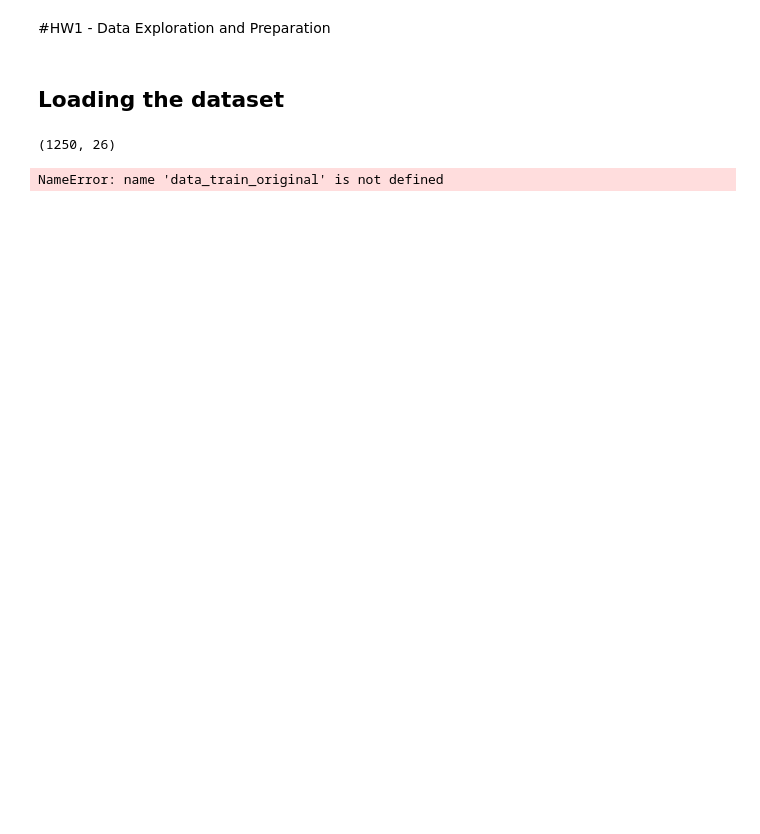
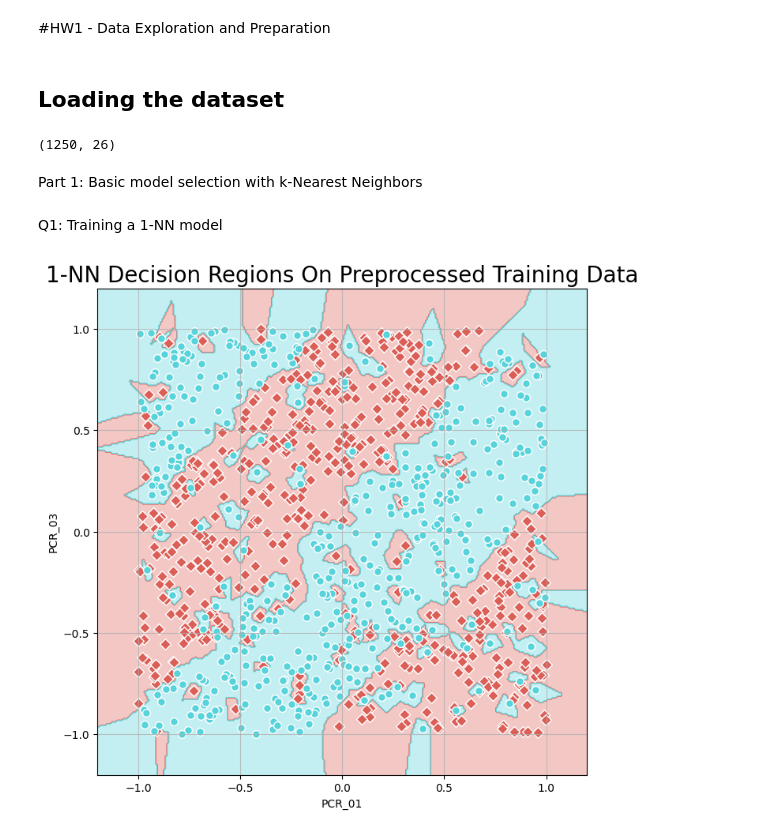
Before and after one commit to YonatanRozen/IML_MAJOR2, a Jupyter notebook: Major_HW2.ipynb, the cells around one changed output. Drawn from its saved outputs; the diff is of its cells as text; code cells hidden in the pictures; blank space fills up the shorter version.

```diff
--- a/Major_HW2.ipynb
+++ b/Major_HW2.ipynb
@@ -192,15 +192,28 @@ from sklearn.model_selection import train_test_split
 data_train, data_test = train_test_split(dataset, test_size=0.2, train_size=0.8, random_state=25)
 
 # Prepare training set according to itself
-train_df_prepared = prepare_data(data_train, data_train)
+train_df_preprocessed = prepare_data(data_train, data_train)
 
 # Prepare test set according to the raw training set
-test_df_prepared = prepare_data(data_train, data_test)
+test_df_preprocessed = prepare_data(data_train, data_test)
 
 # Export the training DataFrame to a CSV file
-train_df_prepared.to_csv('training_preprocessed.csv', index=False)
+train_df_preprocessed.to_csv('training_preprocessed.csv', index=False)
 
 # Export the test DataFrame to a CSV file
-test_df_prepared.to_csv('test_preprocessesd.csv', index=False)
+test_df_preprocessed.to_csv('test_preprocessesd.csv', index=False)
-# %% [output]
-NameError: name 'data_train_original' is not defined
+# %% [markdown]
+Part 1: Basic model selection with k-Nearest Neighbors
+# %% [markdown]
+Q1: Training a 1-NN model
+# %%
+from sklearn.neighbors import KNeighborsClassifier
+
+temp_df = train_df_preprocessed[['PCR_01', 'PCR_03']]
+
+knn = KNeighborsClassifier(n_neighbors=1)
+knn.fit(temp_df, train_df_preprocessed['spread'])
+visualize_clf(knn, temp_df, train_df_preprocessed['spread'], "1-NN Decision Regions On Preprocessed Training Data",
+               "PCR_01", "PCR_03")
+# %% [output]
+[figure, added]
```
Also changed, not shown: parts of 9 cells of this notebook.
